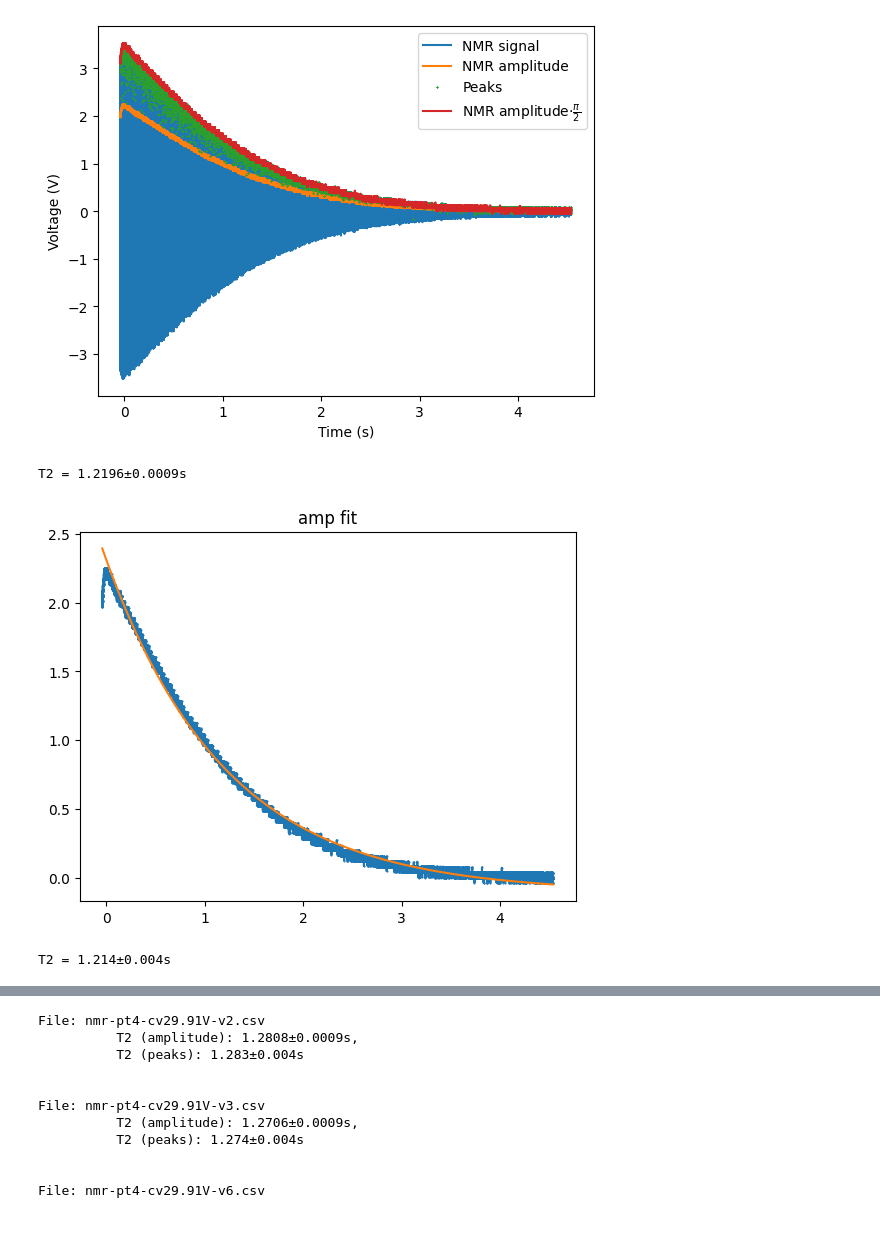
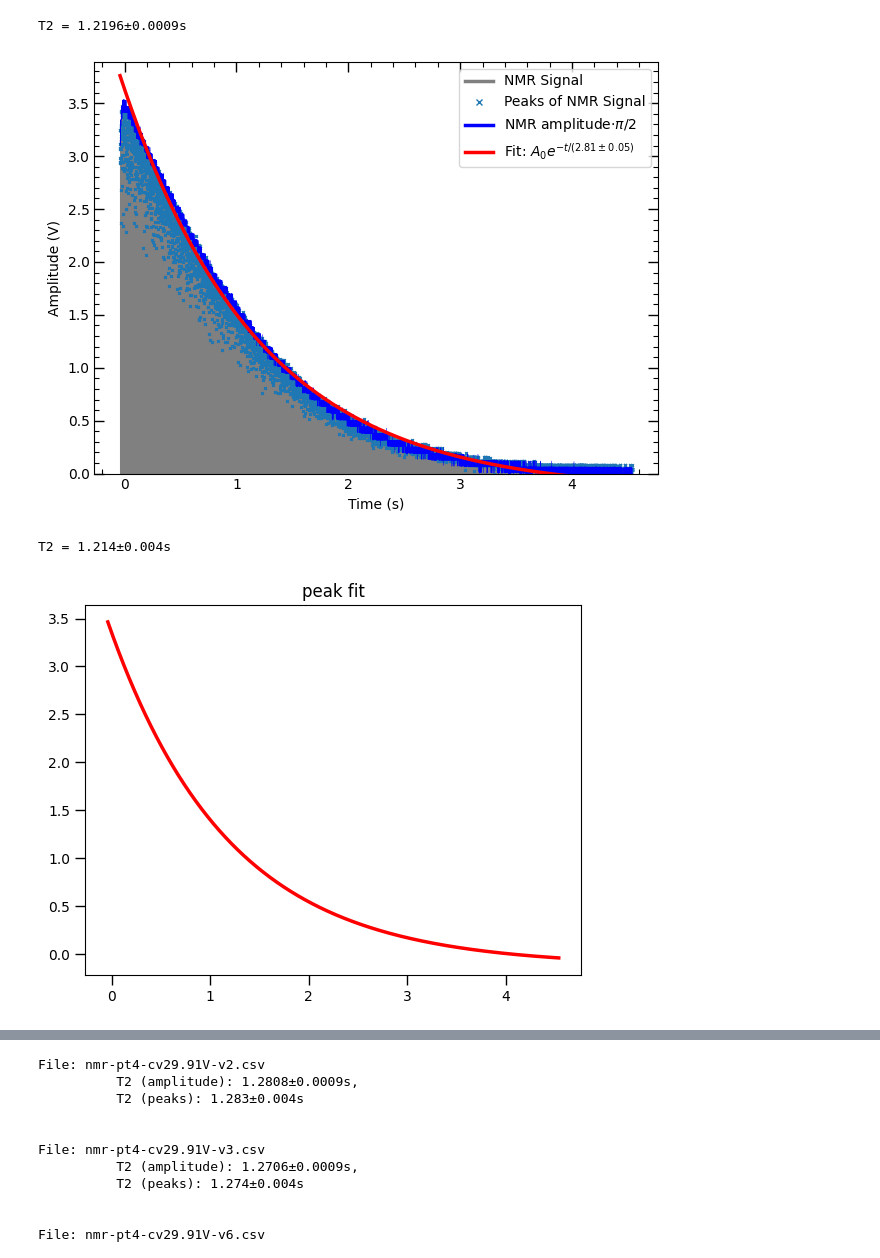
Before and after one commit to naki23/PL4-NMR, a Jupyter notebook: NMRmain.ipynb, the cells around one changed output, grey strips where cells are left out. Saved outputs shown, nothing was run; the diff lists cells and outputs as text; code cells hidden in the pictures; blank space fills up the shorter version.

```diff
--- a/NMRmain.ipynb
+++ b/NMRmain.ipynb
@@ -39,47 +39,60 @@ def find_signal_peaks(data):
 
 data1 = NMR_data(r"C:\Users\nagyk\OneDrive\2425.1b\Lab4 - NMR\data & processing NMR\raw osc data\nmr-pt4-cv29.91v.csv",
 cutoff_below=2)
-plt.plot(data1.time, data1.signal, label='NMR signal')
-plt.plot(data1.time, data1.amplitude, label='NMR amplitude')
+peak_times, peak_magnitudes = find_signal_peaks(data1)
 
-peak_times, peak_magnitudes = find_signal_peaks(data1)
-plt.plot(peak_times, peak_magnitudes, "x", label='Peaks', markersize=1)
-plt.plot(data1.time, data1.amplitude*(np.pi/2), label=r'NMR amplitude$\cdot \frac{\pi}{2}$')
+plt.plot(data1.time, data1.signal, label='NMR Signal', linewidth=0.1, color="gray")
+plt.plot(peak_times, peak_magnitudes, "x", label='Peaks of NMR Signal', markersize=2)
+# plt.plot(data1.time, data1.amplitude, label='NMR Amplitude', linewidth=0.1)
+plt.plot(data1.time, data1.amplitude*(np.pi/2), label=r'NMR amplitude$\cdot \pi/2$', linewidth=0.2, color="blue")
 
 # Add labels and title
 plt.xlabel('Time (s)')
-plt.ylabel('Voltage (V)')
-plt.legend()
+plt.ylabel('Amplitude (V)')
+
 # plt.xlim(0.1, 0.11)
 
 # Show the plot
-plt.show()
+# plt.xlim(0.2, 0.2075)
+# plt.savefig("exp4-t2-lines explained.png", dpi=my_dpi)
+
+plt.ylim(0)
+# plt.show()
 
 
 def t2_fit(data=None, xy=None, show=True):
     if xy:
         x, y = xy
         linestyle='None'
     else:
         x, y = data.time, data.amplitude
+        y *= np.pi/2
         linestyle='-'
     popt, pcov = curve_fit(t2_function, x, y, p0=[np.max(y), 0, 1])
     if show:
-        plt.plot(x, y, label='data', marker='.', linestyle=linestyle, markersize=1)
-        plt.plot(x, t2_function(x, *popt), label='fit')
+        # plt.plot(x, y, label='data', marker='.', linestyle=linestyle, markersize=1)
+        plt.plot(x, t2_function(x, *popt), linewidth=2.5, color='red',
+                 label=r"Fit: $A_0e^{-t/"+ f"({T1:.1uL})" + r"}$")
 
     t2 = unc.correlated_values(popt, pcov)[2]
     return t2
 
 
 print(f"T2 = {t2_fit(data=data1):.1uP}s")
-plt.title('amp fit')
+# plt.title('amp fit')
+legend = plt.legend(markerscale=2.5)
+for line in legend.get_lines():
+    line.set_linewidth(2.5)
+plt.tick_params(axis='both', which='both', direction='in', top=True, right=True)
+plt.minorticks_on()
+plt.tight_layout()
+plt.savefig("exp4-t2-main.png", dpi=300)
 plt.show()
 print(f"T2 = {t2_fit(xy=[peak_times, peak_magnitudes]):.1uP}s")
 plt.title('peak fit')
 plt.show()
 # %% [output]
+T2 = 1.2196±0.0009s
-[figure, old version]
+[figure, new version]
-T2 = 1.2196±0.0009s
+T2 = 1.214±0.004s
-[figure, old version]
+[figure, new version]
-T2 = 1.214±0.004s
```
Also changed, not shown: parts of 3 cells of this notebook, 4 other files.
